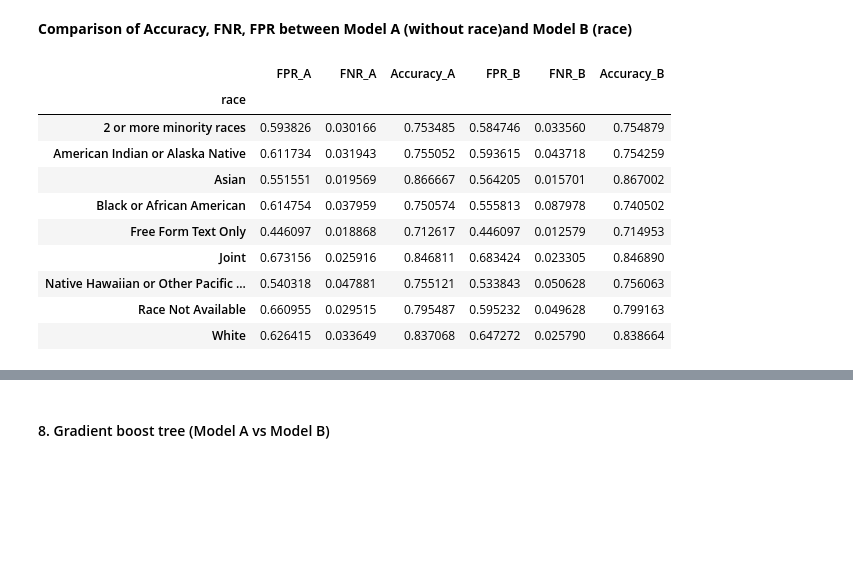
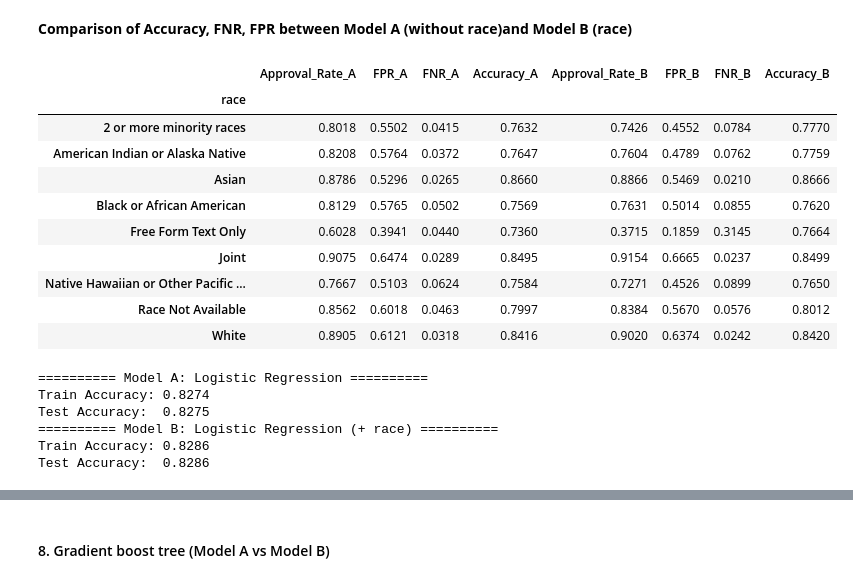
Before and after one commit to lionling427/RML-Capstone-project-, a Jupyter notebook: capstone1.ipynb, the cells around one changed output, grey strips where cells are left out. Saved outputs shown, nothing was run; the diff lists cells and outputs as text; code cells hidden in the pictures; blank space fills up the shorter version.

```diff
--- a/capstone1.ipynb
+++ b/capstone1.ipynb
@@ -453,13 +467,16 @@ from sklearn.model_selection import train_test_split
 #features without race
 featuresA = [
     "income",
-    "loan_amount",
     "dti_group",
     "loan_term",
     "loan_type",
     "loan_purpose",
-    "rate_spread",
-    "interest_rate"
+    "applicant_credit_score_type",
+    "tract_minority_population_percent",
+    "combined_loan_to_value_ratio",
+    "property_value"
+
+
 ]
 #features with race
 featuresB= featuresA + ["derived_race"]
@@ -689,27 +805,35 @@ import pandas as pd
 # ---------- Predict ----------
 pred_B = model_B.predict(X_test_B)
 
-# ---------- Combine results ----------
+# Combine results
 result_B = X_test_B.copy()
-result_B["y_true"] = y_test
+result_B["y_true"] = y_test.values
 result_B["y_pred"] = pred_B
-result_B["race"] = df.loc[X_test_B.index, "derived_race"]
+result_B["race"] = df.loc[X_test_B.index, "derived_race"].astype("string")
 
 # ---------- Define metrics ----------
 def compute_metrics(group):
-    tn, fp, fn, tp = confusion_matrix(group["y_true"], group["y_pred"]).ravel()
+    tn, fp, fn, tp = confusion_matrix(
+        group["y_true"],
+        group["y_pred"],
+        labels=[0, 1]
+    ).ravel()
 
     fpr = fp / (fp + tn) if (fp + tn) > 0 else np.nan
     fnr = fn / (fn + tp) if (fn + tp) > 0 else np.nan
     acc = (tp + tn) / (tp + tn + fp + fn)
+    approval_rate = group["y_pred"].mean()
 
     return pd.Series({
+        "Count": len(group),
+        "Approval_Rate": approval_rate,
         "FPR": fpr,
         "FNR": fnr,
         "Accuracy": acc
     })
 
 # ---------- Group by race ----------
-fairness_B = result_B.groupby("race").apply(compute_metrics)
-fairness_B
+fairness_B = result_B.groupby("race", dropna=False).apply(compute_metrics)
+
+fairness_B.round(4)
 # %% [output]
@@ -727,35 +851,48 @@ fairness_B
 # %% [markdown]
 **Comparison of Accuracy, FNR, FPR between Model A (without race)and Model B (race)**
 # %%
-# Rename columns for Model A
 fairness_A_renamed = fairness_A.rename(columns={
     "FPR": "FPR_A",
     "FNR": "FNR_A",
-    "Accuracy": "Accuracy_A"
-})
+    "Accuracy": "Accuracy_A",
+    "Approval_Rate": "Approval_Rate_A"
+}).drop(columns=["Count"])
 
-# Rename columns for Model B
 fairness_B_renamed = fairness_B.rename(columns={
     "FPR": "FPR_B",
     "FNR": "FNR_B",
-    "Accuracy": "Accuracy_B"
-})
+    "Accuracy": "Accuracy_B",
+    "Approval_Rate": "Approval_Rate_B"
+}).drop(columns=["Count"])
 
-# Merge into one comparison table
 comparison_lr = fairness_A_renamed.join(fairness_B_renamed)
-comparison_lr
+comparison_lr.round(4)
 # %% [output]
-|  | FPR_A | FNR_A | Accuracy_A | FPR_B | FNR_B | Accuracy_B |
-| race |  |  |  |  |  |  |
-| 2 or more minority races | 0.593826 | 0.030166 | 0.753485 | 0.584746 | 0.033560 | 0.754879 |
-| American Indian or Alaska Native | 0.611734 | 0.031943 | 0.755052 | 0.593615 | 0.043718 | 0.754259 |
-| Asian | 0.551551 | 0.019569 | 0.866667 | 0.564205 | 0.015701 | 0.867002 |
-| Black or African American | 0.614754 | 0.037959 | 0.750574 | 0.555813 | 0.087978 | 0.740502 |
-| Free Form Text Only | 0.446097 | 0.018868 | 0.712617 | 0.446097 | 0.012579 | 0.714953 |
-| Joint | 0.673156 | 0.025916 | 0.846811 | 0.683424 | 0.023305 | 0.846890 |
-| Native Hawaiian or Other Pacific ... | 0.540318 | 0.047881 | 0.755121 | 0.533843 | 0.050628 | 0.756063 |
-| Race Not Available | 0.660955 | 0.029515 | 0.795487 | 0.595232 | 0.049628 | 0.799163 |
-| White | 0.626415 | 0.033649 | 0.837068 | 0.647272 | 0.025790 | 0.838664 |
+|  | Approval_Rate_A | FPR_A | FNR_A | Accuracy_A | Approval_Rate_B | FPR_B | FNR_B | Accuracy_B |
+| race |  |  |  |  |  |  |  |  |
+| 2 or more minority races | 0.8018 | 0.5502 | 0.0415 | 0.7632 | 0.7426 | 0.4552 | 0.0784 | 0.7770 |
+| American Indian or Alaska Native | 0.8208 | 0.5764 | 0.0372 | 0.7647 | 0.7604 | 0.4789 | 0.0762 | 0.7759 |
+| Asian | 0.8786 | 0.5296 | 0.0265 | 0.8660 | 0.8866 | 0.5469 | 0.0210 | 0.8666 |
+| Black or African American | 0.8129 | 0.5765 | 0.0502 | 0.7569 | 0.7631 | 0.5014 | 0.0855 | 0.7620 |
+| Free Form Text Only | 0.6028 | 0.3941 | 0.0440 | 0.7360 | 0.3715 | 0.1859 | 0.3145 | 0.7664 |
+| Joint | 0.9075 | 0.6474 | 0.0289 | 0.8495 | 0.9154 | 0.6665 | 0.0237 | 0.8499 |
+| Native Hawaiian or Other Pacific ... | 0.7667 | 0.5103 | 0.0624 | 0.7584 | 0.7271 | 0.4526 | 0.0899 | 0.7650 |
+| Race Not Available | 0.8562 | 0.6018 | 0.0463 | 0.7997 | 0.8384 | 0.5670 | 0.0576 | 0.8012 |
+| White | 0.8905 | 0.6121 | 0.0318 | 0.8416 | 0.9020 | 0.6374 | 0.0242 | 0.8420 |
+# %%
+print("========== Model A: Logistic Regression ==========")
+print(f"Train Accuracy: {train_acc_A:.4f}")
+print(f"Test Accuracy:  {test_acc_A:.4f}")
+print("========== Model B: Logistic Regression (+ race) ==========")
+print(f"Train Accuracy: {train_acc_B:.4f}")
+print(f"Test Accuracy:  {test_acc_B:.4f}")
+# %% [output]
+========== Model A: Logistic Regression ==========
+Train Accuracy: 0.8274
+Test Accuracy:  0.8275
+========== Model B: Logistic Regression (+ race) ==========
+Train Accuracy: 0.8286
+Test Accuracy:  0.8286
 # %% [markdown]
 **Interpretation of Results**
 
```
Also changed, not shown: parts of 28 cells of this notebook, 1 other file.
